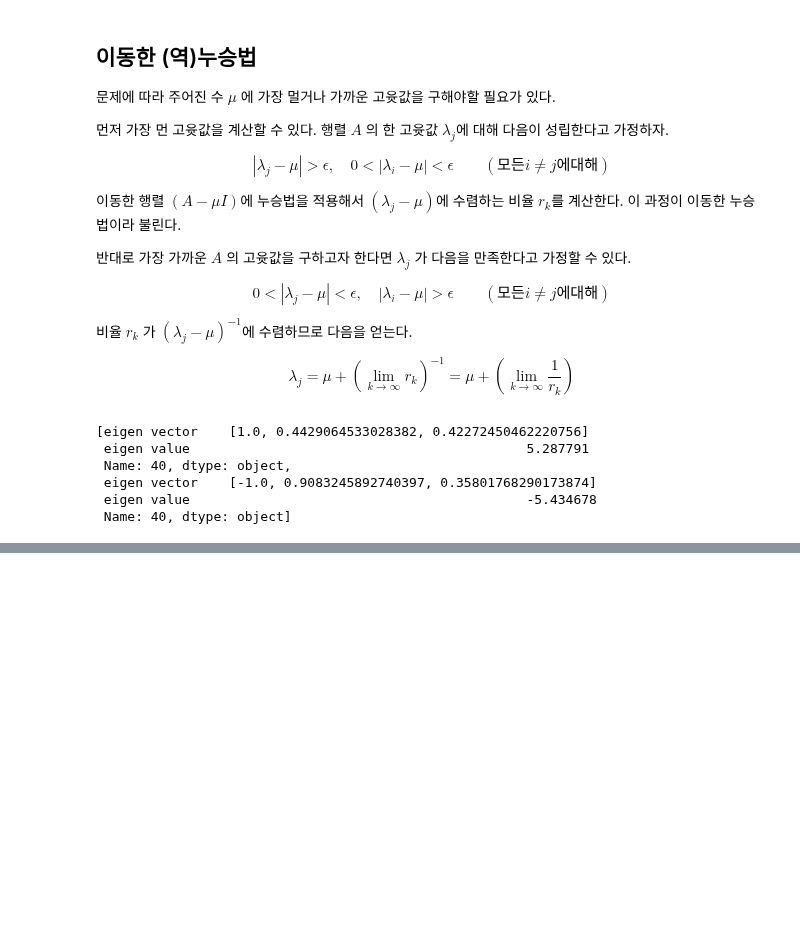
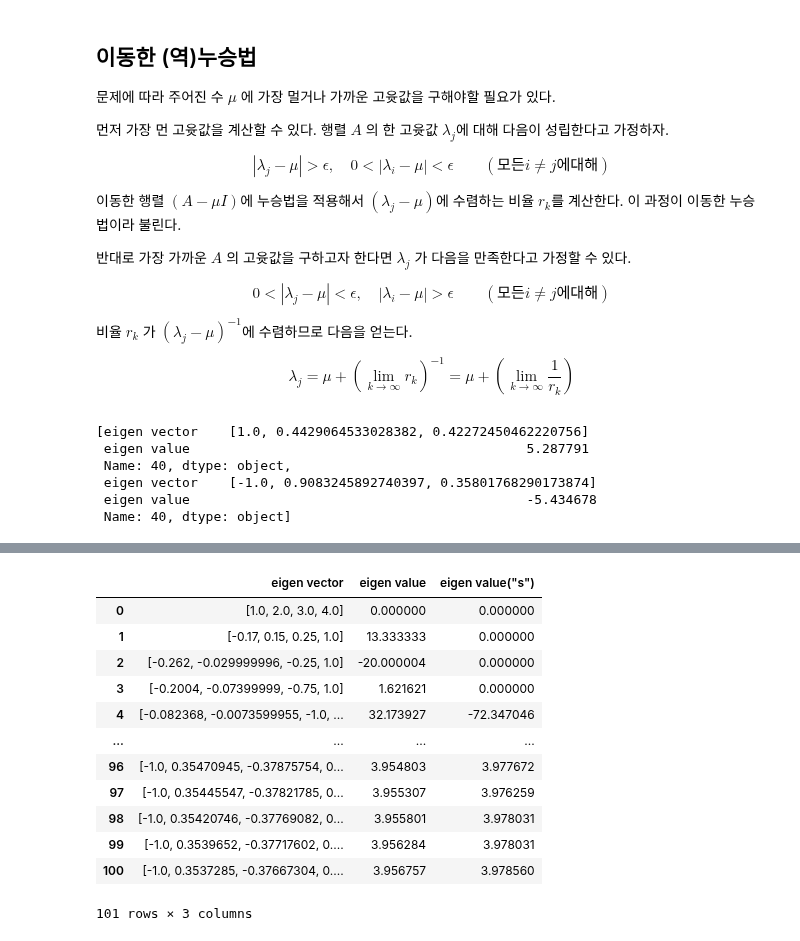
Before and after one commit to tirals88/Numerical-Mathematics-and-Computing, a Jupyter notebook: Chap8_More on Linear Systems.ipynb, the cells around one changed output, grey strips where cells are left out. Saved outputs shown, nothing was run; the diff lists cells and outputs as text; code cells hidden in the pictures; blank space fills up the shorter version.

```diff
--- a/Chap8_More on Linear Systems.ipynb
+++ b/Chap8_More on Linear Systems.ipynb
@@ -705,0 +754,17 @@ test_shifted
+# %%
+test_x0 = np.array([1, 2, 3, 4])
+inv_power(Arr_1a, 100, test_x0, default_phi)
+# %% [output]
+|  | eigen vector | eigen value | eigen value("s") |
+| 0 | [1.0, 2.0, 3.0, 4.0] | 0.000000 | 0.000000 |
+| 1 | [-0.17, 0.15, 0.25, 1.0] | 13.333333 | 0.000000 |
+| 2 | [-0.262, -0.029999996, -0.25, 1.0] | -20.000004 | 0.000000 |
+| 3 | [-0.2004, -0.07399999, -0.75, 1.0] | 1.621621 | 0.000000 |
+| 4 | [-0.082368, -0.0073599955, -1.0, ... | 32.173927 | -72.347046 |
+| ... | ... | ... | ... |
+| 96 | [-1.0, 0.35470945, -0.37875754, 0... | 3.954803 | 3.977672 |
+| 97 | [-1.0, 0.35445547, -0.37821785, 0... | 3.955307 | 3.976259 |
+| 98 | [-1.0, 0.35420746, -0.37769082, 0... | 3.955801 | 3.978031 |
+| 99 | [-1.0, 0.3539652, -0.37717602, 0.... | 3.956284 | 3.978031 |
+| 100 | [-1.0, 0.3537285, -0.37667304, 0.... | 3.956757 | 3.978560 |
+101 rows × 3 columns
```
Also changed, not shown: parts of 11 cells of this notebook.
